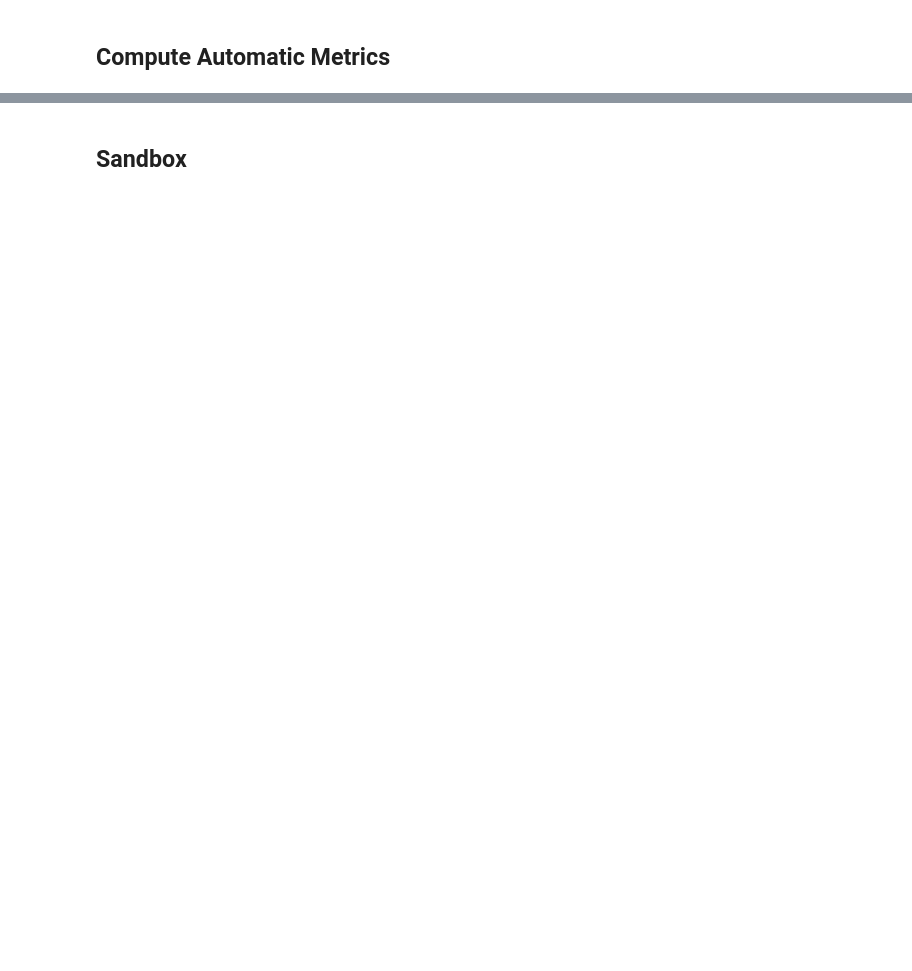
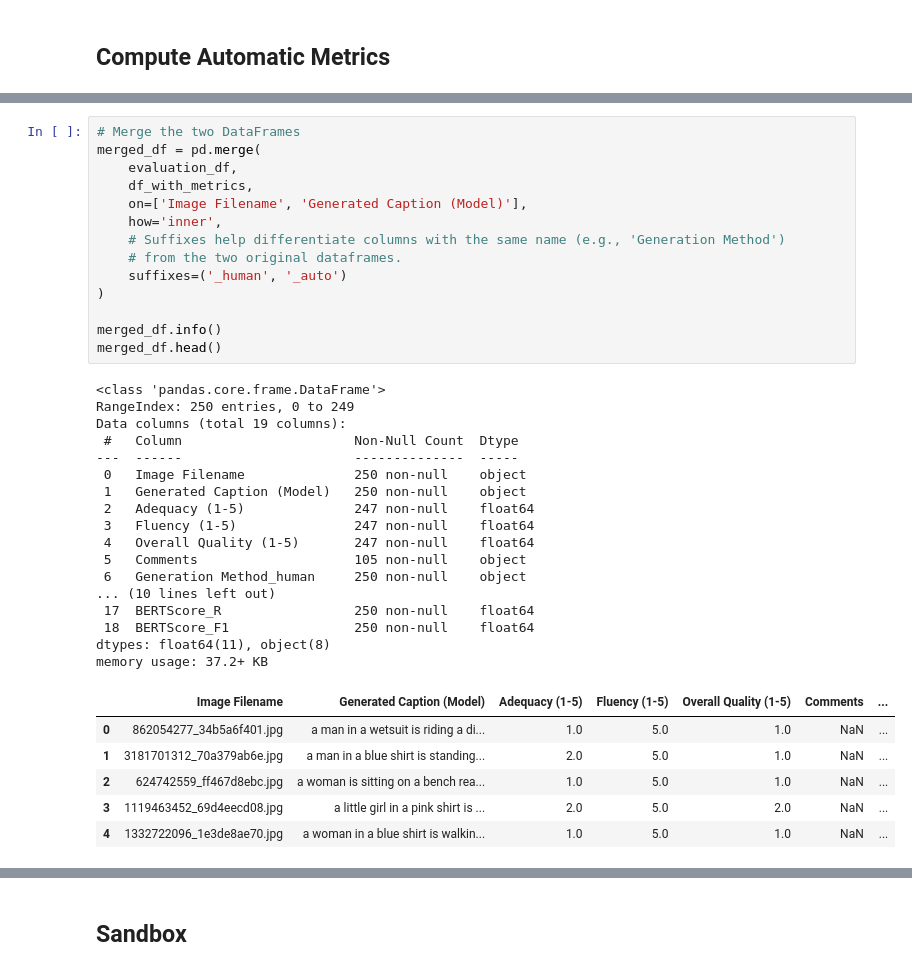
Before and after one commit to desireereid196/GenAI_Project, a Jupyter notebook: experiments/experiment3/experiment3.ipynb, the cells around one changed output, grey strips where cells are left out. Drawn from its saved outputs; the diff is of its cells as text; blank space fills up the shorter version.

```diff
--- a/experiments/experiment3/experiment3.ipynb
+++ b/experiments/experiment3/experiment3.ipynb
@@ -230,0 +137,38 @@ pearson_corr
+# %%
+# Merge the two DataFrames
+merged_df = pd.merge(
+    evaluation_df,
+    df_with_metrics,
+    on=['Image Filename', 'Generated Caption (Model)'],
+    how='inner',
+    # Suffixes help differentiate columns with the same name (e.g., 'Generation Method')
+    # from the two original dataframes.
+    suffixes=('_human', '_auto')
+)
+
+merged_df.info()
+merged_df.head()
+# %% [output]
+<class 'pandas.core.frame.DataFrame'>
+RangeIndex: 250 entries, 0 to 249
+Data columns (total 19 columns):
+ #   Column                      Non-Null Count  Dtype
+---  ------                      --------------  -----
+ 0   Image Filename              250 non-null    object
+ 1   Generated Caption (Model)   250 non-null    object
+ 2   Adequacy (1-5)              247 non-null    float64
+ 3   Fluency (1-5)               247 non-null    float64
+ 4   Overall Quality (1-5)       247 non-null    float64
+ 5   Comments                    105 non-null    object
+ 6   Generation Method_human     250 non-null    object
+... (10 lines left out)
+ 17  BERTScore_R                 250 non-null    float64
+ 18  BERTScore_F1                250 non-null    float64
+dtypes: float64(11), object(8)
+memory usage: 37.2+ KB
+|  | Image Filename | Generated Caption (Model) | Adequacy (1-5) | Fluency (1-5) | Overall Quality (1-5) | Comments | ... |
+| 0 | 862054277_34b5a6f401.jpg | a man in a wetsuit is riding a di... | 1.0 | 5.0 | 1.0 | NaN | ... |
+| 1 | 3181701312_70a379ab6e.jpg | a man in a blue shirt is standing... | 2.0 | 5.0 | 1.0 | NaN | ... |
+| 2 | 624742559_ff467d8ebc.jpg | a woman is sitting on a bench rea... | 1.0 | 5.0 | 1.0 | NaN | ... |
+| 3 | 1119463452_69d4eecd08.jpg | a little girl in a pink shirt is ... | 2.0 | 5.0 | 2.0 | NaN | ... |
+| 4 | 1332722096_1e3de8ae70.jpg | a woman in a blue shirt is walkin... | 1.0 | 5.0 | 1.0 | NaN | ... |
```
Also changed, not shown: parts of 21 cells of this notebook.
